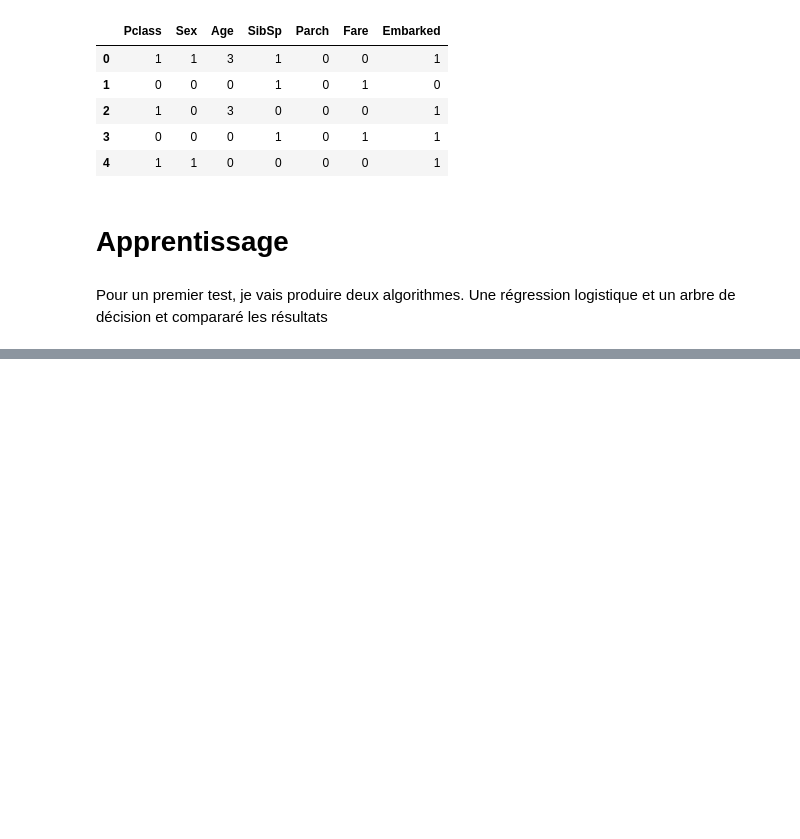
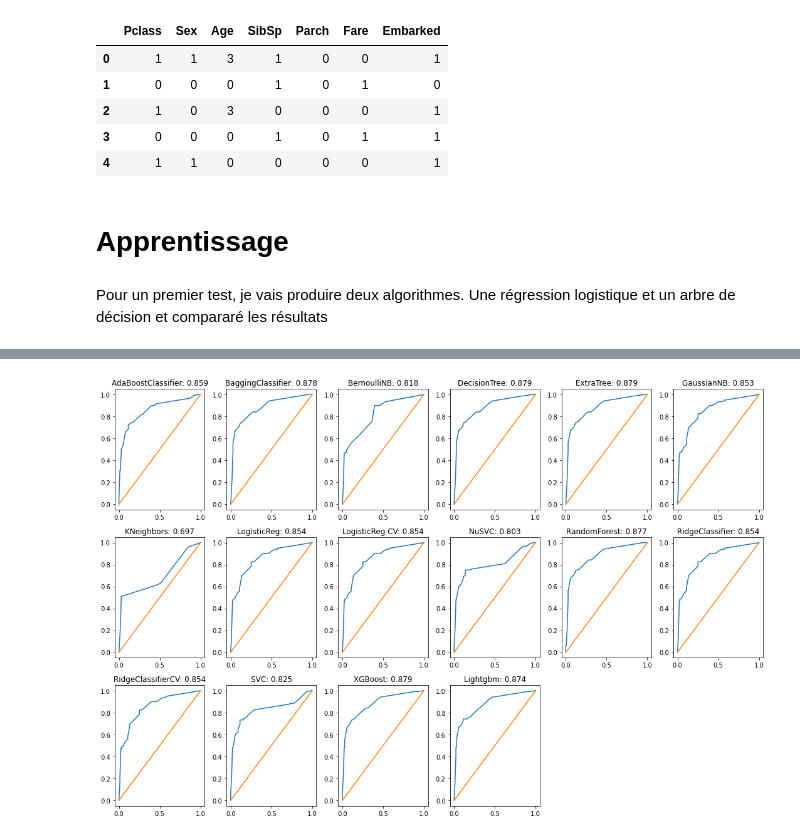
Before and after one commit to Alcoz/DataScience-Project, a Jupyter notebook: Kaggle/Kaggle_Titanic.ipynb, the cells around one changed output, grey strips where cells are left out. Cells and saved outputs as stored; diff of their text form; code cells hidden in the pictures; blank space fills up the shorter version.

```diff
--- a/Kaggle/Kaggle_Titanic.ipynb
+++ b/Kaggle/Kaggle_Titanic.ipynb
@@ -428,0 +469,4 @@ X_train, X_test, y_train, y_test = train_test_split(
+# %%
+lcf.roc_auc_curves(X_train, X_test, y_train, y_test)
+# %% [output]
+[figure, added]
```
Also changed, not shown: parts of 20 cells of this notebook.
